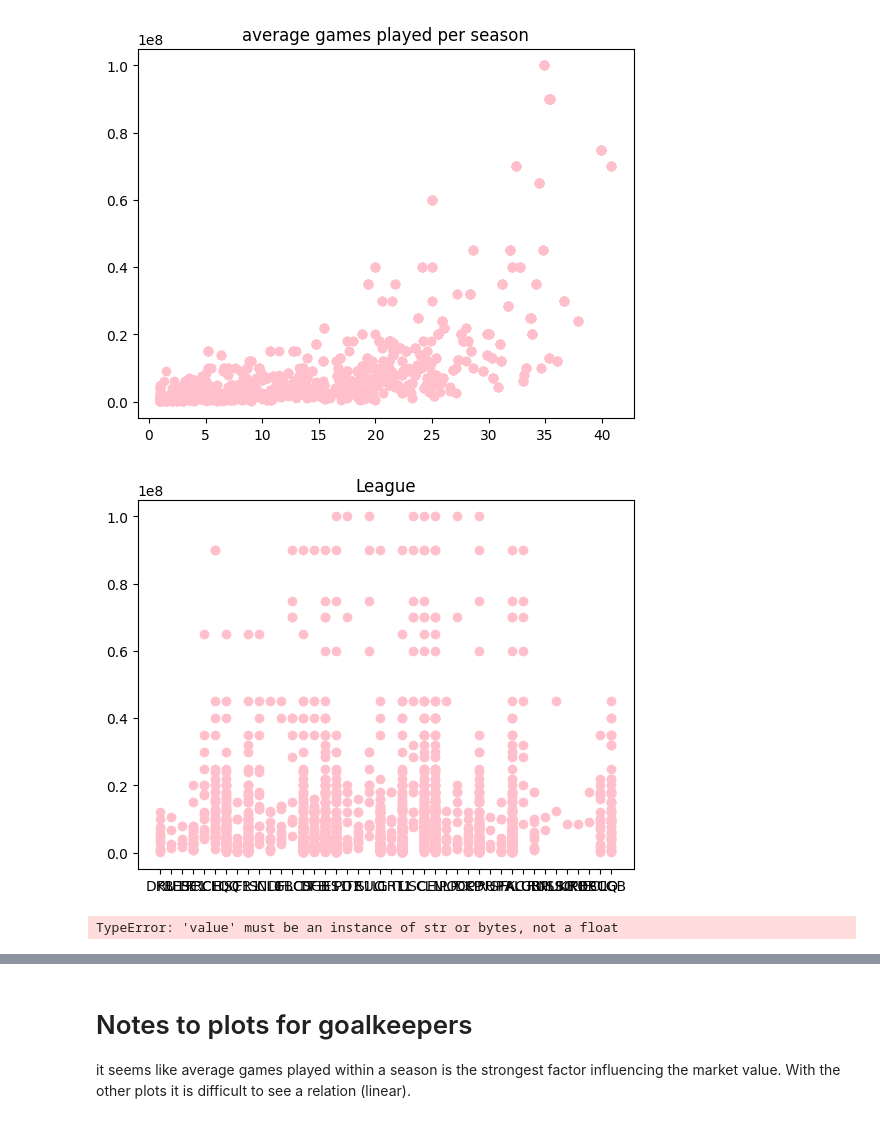
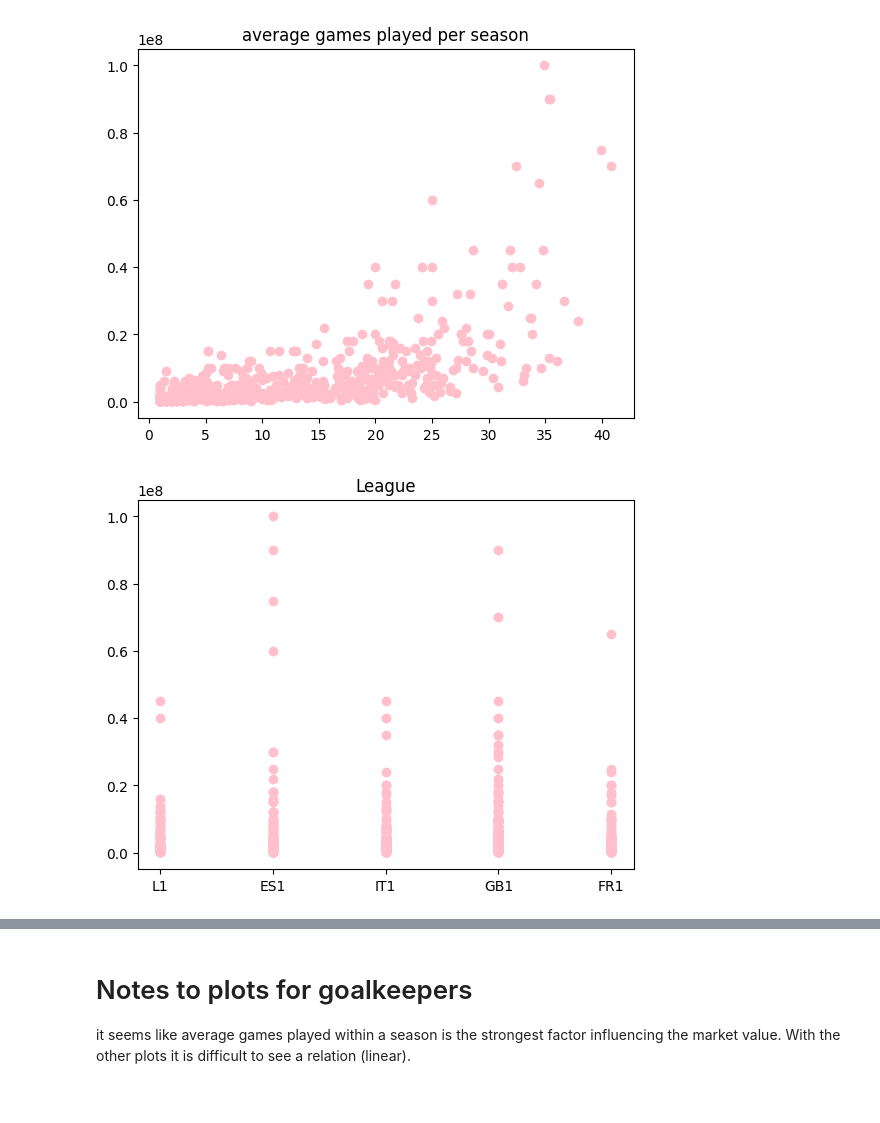
Before and after one commit to camille-sophiie/sports-data, a Jupyter notebook: code/02_Scatterplots_nicole.ipynb, the cells around one changed output, grey strips where cells are left out. Saved outputs shown, nothing was run; the diff lists cells and outputs as text; code cells hidden in the pictures.

```diff
--- a/code/02_Scatterplots_nicole.ipynb
+++ b/code/02_Scatterplots_nicole.ipynb
@@ -152,7 +152,7 @@ plt.title('average games played per season')
 plt.show()
 
 # League
-plt.scatter(goalkeeper_df['competition_id'], goalkeeper_df['highest_market_value'], c ="pink")
+plt.scatter(goalkeeper_df['current_club_domestic_competition_id'], goalkeeper_df['highest_market_value'], c ="pink")
 plt.title('League')
 plt.show()
 
@@ -171,9 +171,8 @@ plt.show()
 [figure]
 [figure]
 [figure]
 [figure]
 [figure]
 [figure]
 [figure]
-[figure, old version]
+[figure, new version]
-TypeError: 'value' must be an instance of str or bytes, not a float
```
Also changed, not shown: parts of 9 cells of this notebook.
